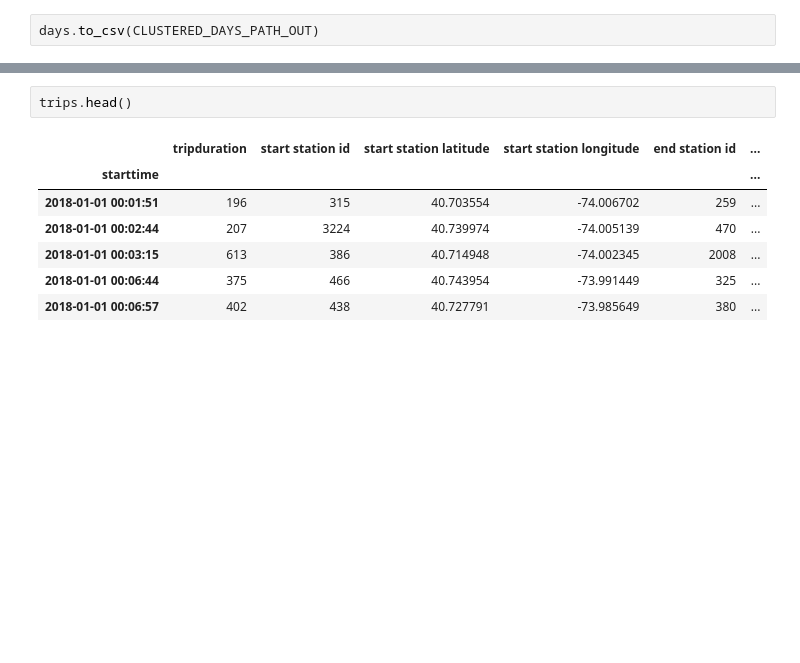
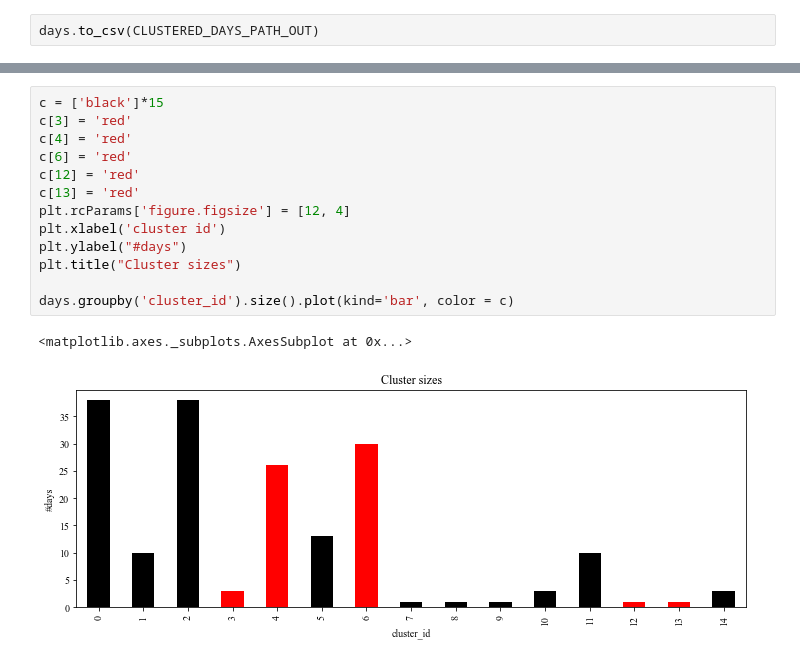
Before and after one commit to RafalKucharskiPK/clustering_mobility_data, a Jupyter notebook: nb.ipynb, the cells around one changed output, grey strips where cells are left out. Drawn from its saved outputs; the diff is of its cells as text; blank space fills up the shorter version.

```diff
--- a/nb.ipynb
+++ b/nb.ipynb
@@ -64,10 +118,16 @@ visualize()
-# %%
-trips.head()
-# %% [output]
-|  | tripduration | start station id | start station latitude | start station longitude | end station id | ... |
-| starttime |  |  |  |  |  | ... |
-| 2018-01-01 00:01:51 | 196 | 315 | 40.703554 | -74.006702 | 259 | ... |
-| 2018-01-01 00:02:44 | 207 | 3224 | 40.739974 | -74.005139 | 470 | ... |
-| 2018-01-01 00:03:15 | 613 | 386 | 40.714948 | -74.002345 | 2008 | ... |
-| 2018-01-01 00:06:44 | 375 | 466 | 40.743954 | -73.991449 | 325 | ... |
-| 2018-01-01 00:06:57 | 402 | 438 | 40.727791 | -73.985649 | 380 | ... |
+# %%
+c = ['black']*15
+c[3] = 'red'
+c[4] = 'red'
+c[6] = 'red'
+c[12] = 'red'
+c[13] = 'red'
+plt.rcParams['figure.figsize'] = [12, 4]
+plt.xlabel('cluster id')
+plt.ylabel("#days")
+plt.title("Cluster sizes")
+
+days.groupby('cluster_id').size().plot(kind='bar', color = c)
+# %% [output]
+<matplotlib.axes._subplots.AxesSubplot at 0x...>
+[figure, added]
```
Also changed, not shown: parts of 19 cells of this notebook, 3 other files.
